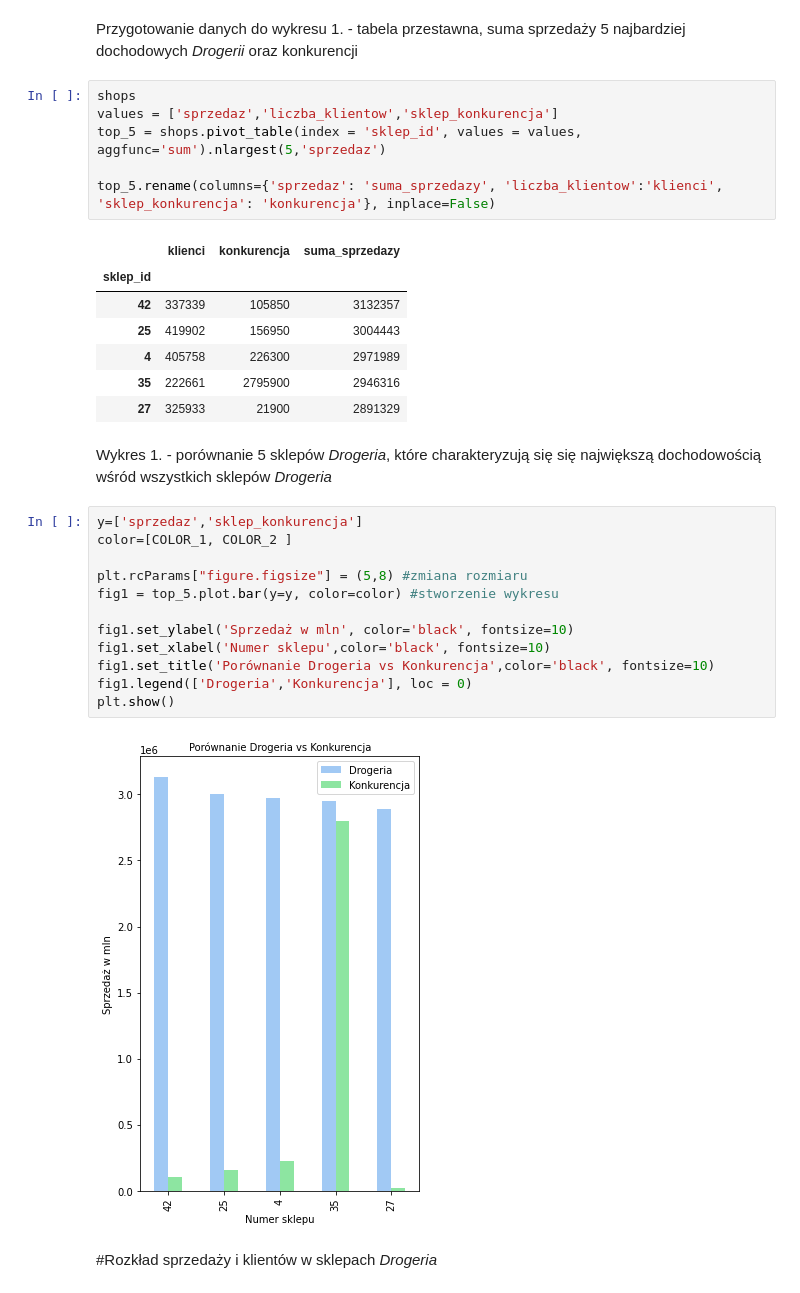
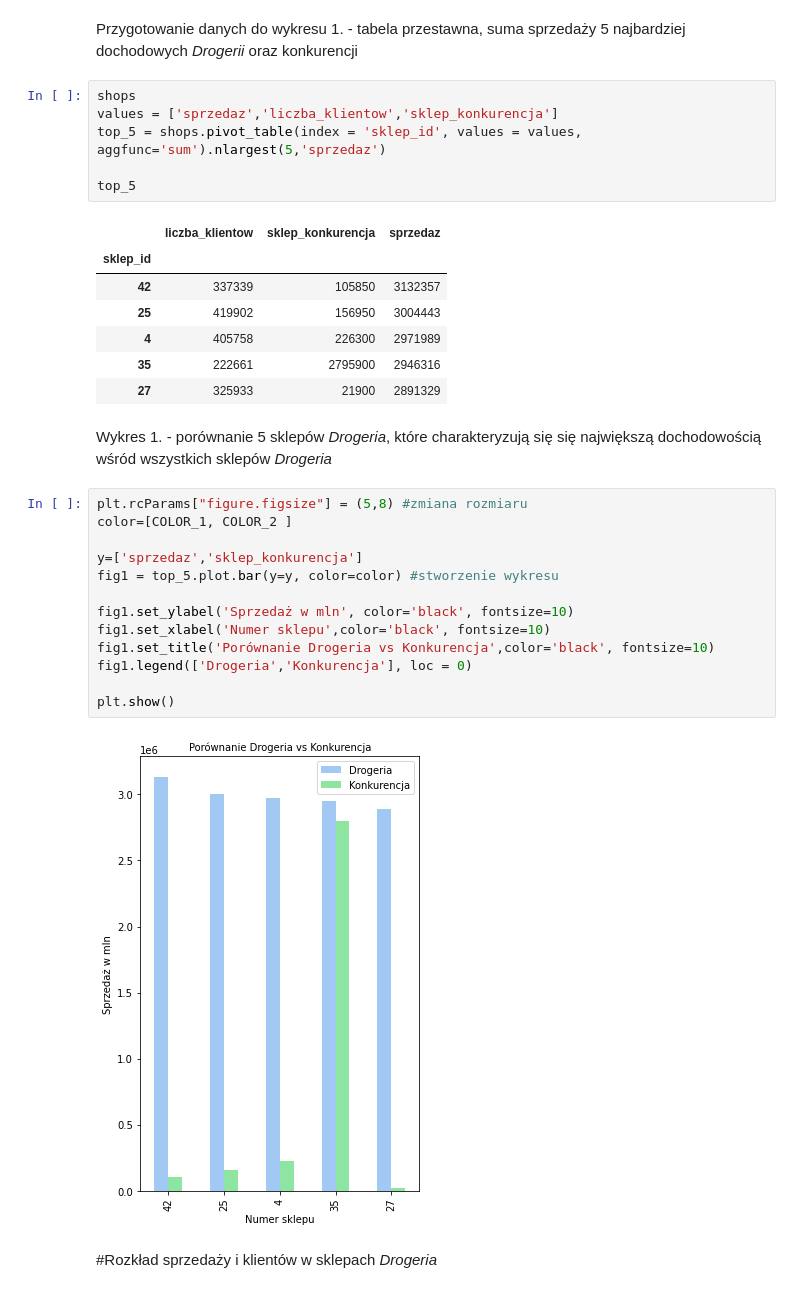
Before and after one commit to justynamatejkowska/wizualizacja_py, a Jupyter notebook: Wizualizacja_py_Matejkowska_Lewandowska.ipynb, the cells around one changed output. Cells and saved outputs as stored; diff of their text form.

```diff
--- a/Wizualizacja_py_Matejkowska_Lewandowska.ipynb
+++ b/Wizualizacja_py_Matejkowska_Lewandowska.ipynb
@@ -56,11 +54,11 @@ Przygotowanie danych do wykresu 1. - tabela przestawna, suma sprzedaży 5 najbar
 # %%
 shops
 values = ['sprzedaz','liczba_klientow','sklep_konkurencja']
 top_5 = shops.pivot_table(index = 'sklep_id', values = values, aggfunc='sum').nlargest(5,'sprzedaz')
 
-top_5.rename(columns={'sprzedaz': 'suma_sprzedazy', 'liczba_klientow':'klienci', 'sklep_konkurencja': 'konkurencja'}, inplace=False)
+top_5
 # %% [output]
-|  | klienci | konkurencja | suma_sprzedazy |
+|  | liczba_klientow | sklep_konkurencja | sprzedaz |
 | sklep_id |  |  |  |
 | 42 | 337339 | 105850 | 3132357 |
 | 25 | 419902 | 156950 | 3004443 |
@@ -70,16 +68,17 @@ top_5.rename(columns={'sprzedaz': 'suma_sprzedazy', 'liczba_klientow':'klienci',
 # %% [markdown]
 Wykres 1. - porównanie 5 sklepów *Drogeria*, które charakteryzują się się największą dochodowością wśród wszystkich sklepów *Drogeria*
 # %%
-y=['sprzedaz','sklep_konkurencja']
+plt.rcParams["figure.figsize"] = (5,8) #zmiana rozmiaru
 color=[COLOR_1, COLOR_2 ]
 
-plt.rcParams["figure.figsize"] = (5,8) #zmiana rozmiaru
+y=['sprzedaz','sklep_konkurencja']
 fig1 = top_5.plot.bar(y=y, color=color) #stworzenie wykresu
 
 fig1.set_ylabel('Sprzedaż w mln', color='black', fontsize=10)
 fig1.set_xlabel('Numer sklepu',color='black', fontsize=10)
 fig1.set_title('Porównanie Drogeria vs Konkurencja',color='black', fontsize=10)
 fig1.legend(['Drogeria','Konkurencja'], loc = 0)
+
 plt.show()
 # %% [output]
 [figure]
```
Also changed, not shown: parts of 19 cells of this notebook.
